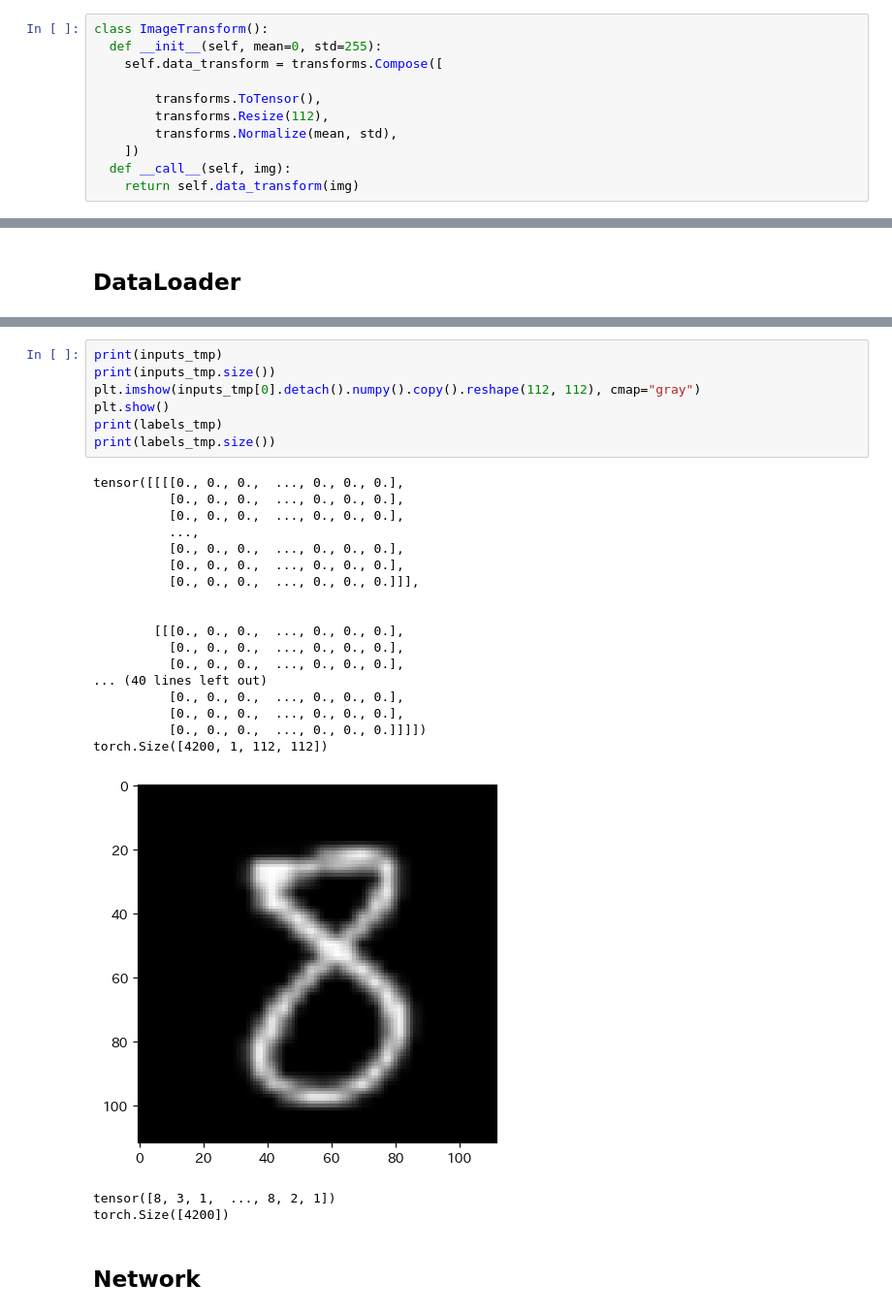
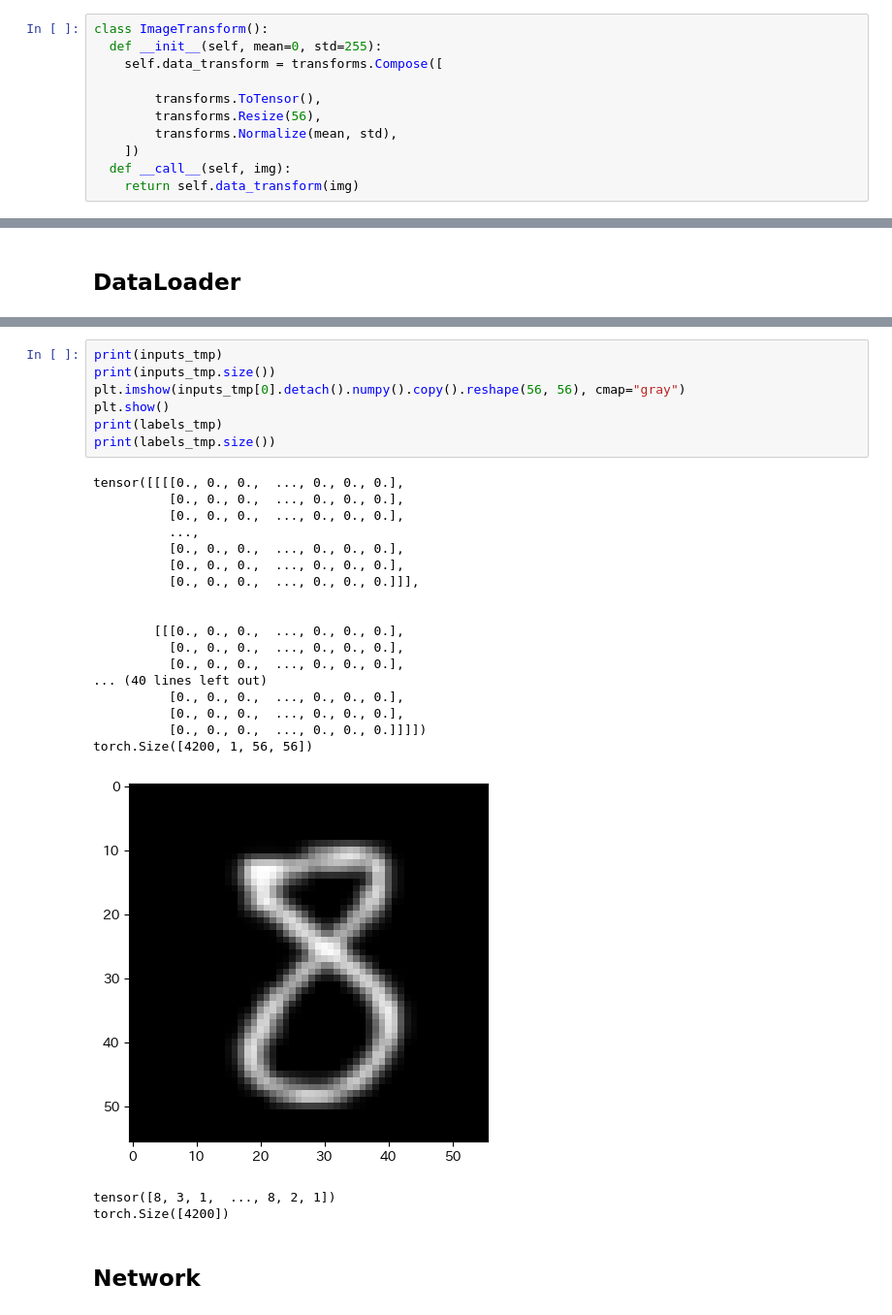
Before and after one commit to rad-fritz/kaggle-digit-recognizer, a Jupyter notebook: digit-recognizer03/digit-recognizer03.ipynb, the cells around one changed output, grey strips where cells are left out. Shown at 97% size. Cells and saved outputs as stored; diff of their text form.

```diff
--- a/digit-recognizer03/digit-recognizer03.ipynb
+++ b/digit-recognizer03/digit-recognizer03.ipynb
@@ -128,7 +112,7 @@ class ImageTransform():
     self.data_transform = transforms.Compose([
 
         transforms.ToTensor(),
-        transforms.Resize(112),
+        transforms.Resize(56),
         transforms.Normalize(mean, std),
     ])
   def __call__(self, img):
@@ -195,29 +179,29 @@ for inputs_tmp, labels_tmp in test_dataloader:
 # %%
 print(inputs_tmp)
 print(inputs_tmp.size())
-plt.imshow(inputs_tmp[0].detach().numpy().copy().reshape(112, 112), cmap="gray")
+plt.imshow(inputs_tmp[0].detach().numpy().copy().reshape(56, 56), cmap="gray")
 plt.show()
 print(labels_tmp)
 print(labels_tmp.size())
 # %% [output]
 tensor([[[[0., 0., 0.,  ..., 0., 0., 0.],
           [0., 0., 0.,  ..., 0., 0., 0.],
           [0., 0., 0.,  ..., 0., 0., 0.],
           ...,
           [0., 0., 0.,  ..., 0., 0., 0.],
           [0., 0., 0.,  ..., 0., 0., 0.],
           [0., 0., 0.,  ..., 0., 0., 0.]]],
 
 
         [[[0., 0., 0.,  ..., 0., 0., 0.],
           [0., 0., 0.,  ..., 0., 0., 0.],
           [0., 0., 0.,  ..., 0., 0., 0.],
 ... (40 lines left out)
           [0., 0., 0.,  ..., 0., 0., 0.],
           [0., 0., 0.,  ..., 0., 0., 0.],
           [0., 0., 0.,  ..., 0., 0., 0.]]]])
-torch.Size([4200, 1, 112, 112])
+torch.Size([4200, 1, 56, 56])
-[figure, old version]
+[figure, new version]
 tensor([8, 3, 1,  ..., 8, 2, 1])
 torch.Size([4200])
 # %% [markdown]
```
Also changed, not shown: parts of 27 cells of this notebook, 2 other files.
